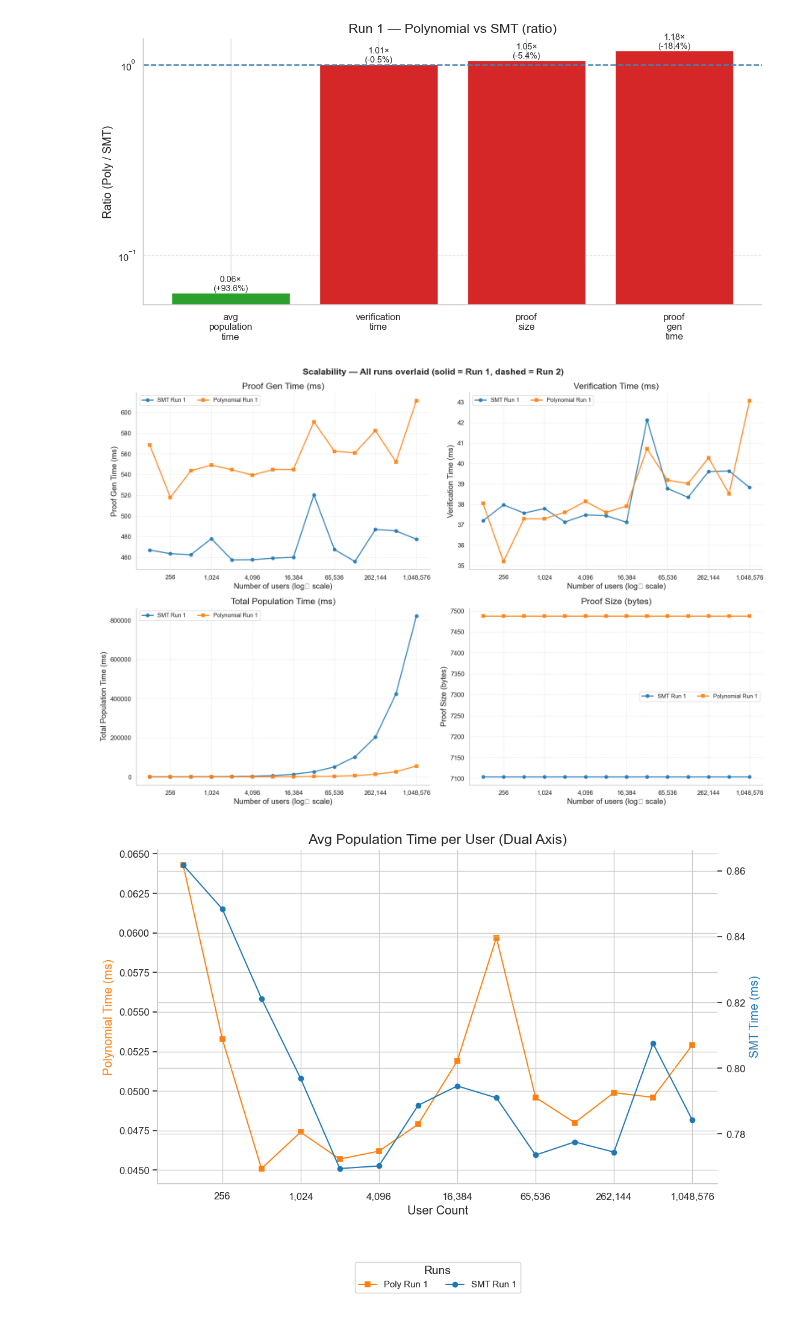
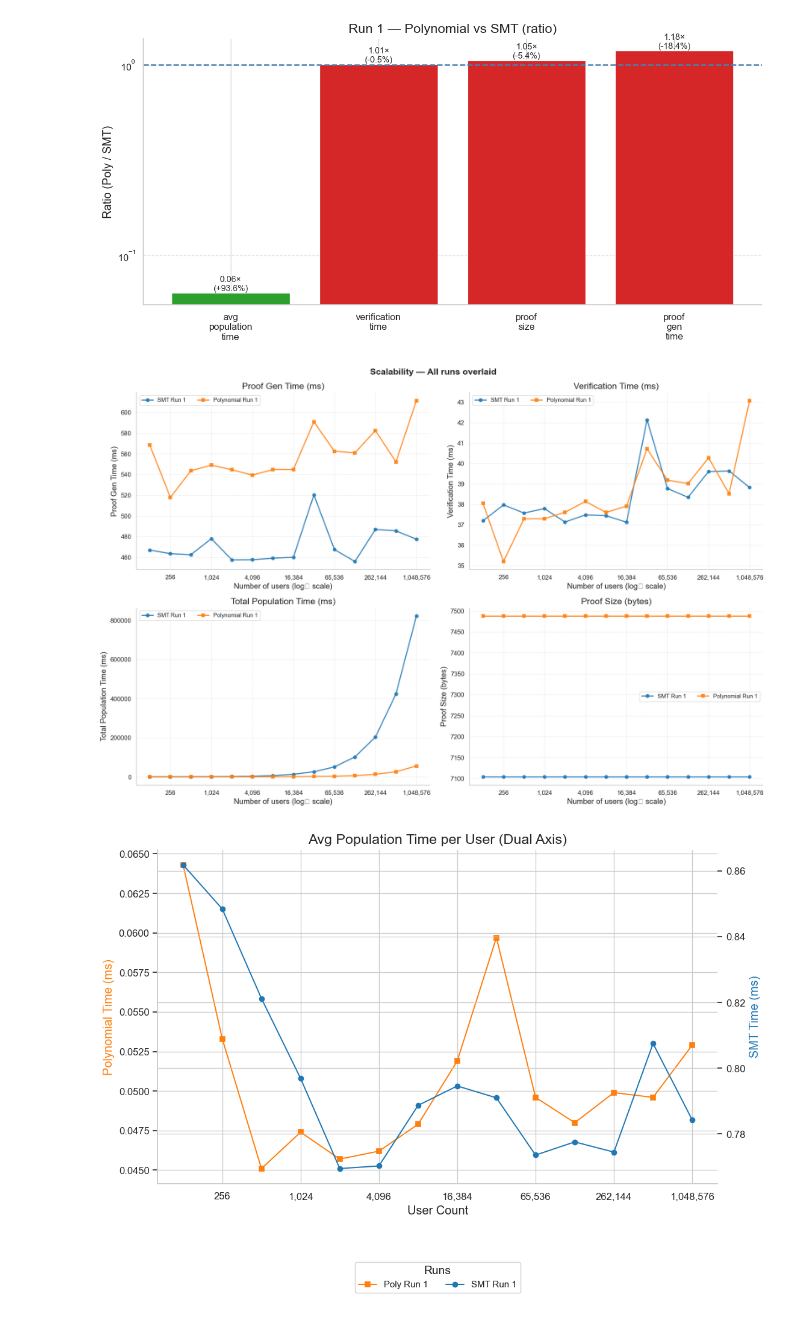
Before and after one commit to Samonto-Karmaker/ZKP-Polynomial-Vs-IMT, a Jupyter notebook: IMT_vs_PEB.ipynb, the cells around one changed output. Saved outputs shown, nothing was run; the diff lists cells and outputs as text; code cells hidden in the pictures.

Commit message:
Update graphical outputs: modified all_runs_scalability.png and ratio_bar_chart.png for improved visualization

```diff
--- a/IMT_vs_PEB.ipynb
+++ b/IMT_vs_PEB.ipynb
@@ -437,39 +437,39 @@ for r in range(1, num_runs + 1):
 [figure]
 # %%
 fig, axes = plt.subplots(2, 2, figsize=(15, 10))
-fig.suptitle("Scalability — All runs overlaid (solid = Run 1, dashed = Run 2)", fontsize=14, fontweight='bold')
+fig.suptitle("Scalability — All runs overlaid", fontsize=14, fontweight='bold')
 
 RUN_STYLES = {1: '-', 2: '--'}
 
 for ax, (col, ylabel) in zip(axes.flat, METRICS):
     for scheme in ['SMT', 'Polynomial']:
         for run_id in range(1, num_runs + 1):
             data = combined[(combined['scheme_type'] == scheme) & (combined['run_id'] == run_id)].sort_values('user_count')
             ax.plot(
                 data['user_count'],
                 data[col],
                 linestyle=RUN_STYLES.get(run_id, ':'),
                 color=SCHEME_COLORS[scheme],
                 marker=SCHEME_MARKERS[scheme],
                 markersize=5,
                 linewidth=1.8,
                 alpha=0.85,
                 label=f"{scheme} Run {run_id}",
             )
 
     ax.set_xscale('log', base=2)
     ax.set_xlabel("Number of users (log₂ scale)")
     ax.set_ylabel(ylabel)
     ax.set_title(ylabel)
     ax.legend(fontsize=9, ncol=2)
     ax.grid(True, which='both', linestyle='--', linewidth=0.5, alpha=0.55)
     ax.xaxis.set_major_formatter(ticker.FuncFormatter(lambda x, _: f"{int(x):,}"))
 
 plt.tight_layout()
 plt.savefig(GRAPHS_DIR / "all_runs_scalability.png", bbox_inches='tight')
 plt.show()
 # %% [output]
-[figure, old version]
+[figure, new version]
 # %%
 import matplotlib.ticker as ticker
 from matplotlib.lines import Line2D
```
Also changed, not shown: parts of 2 cells of this notebook, 2 other files.
